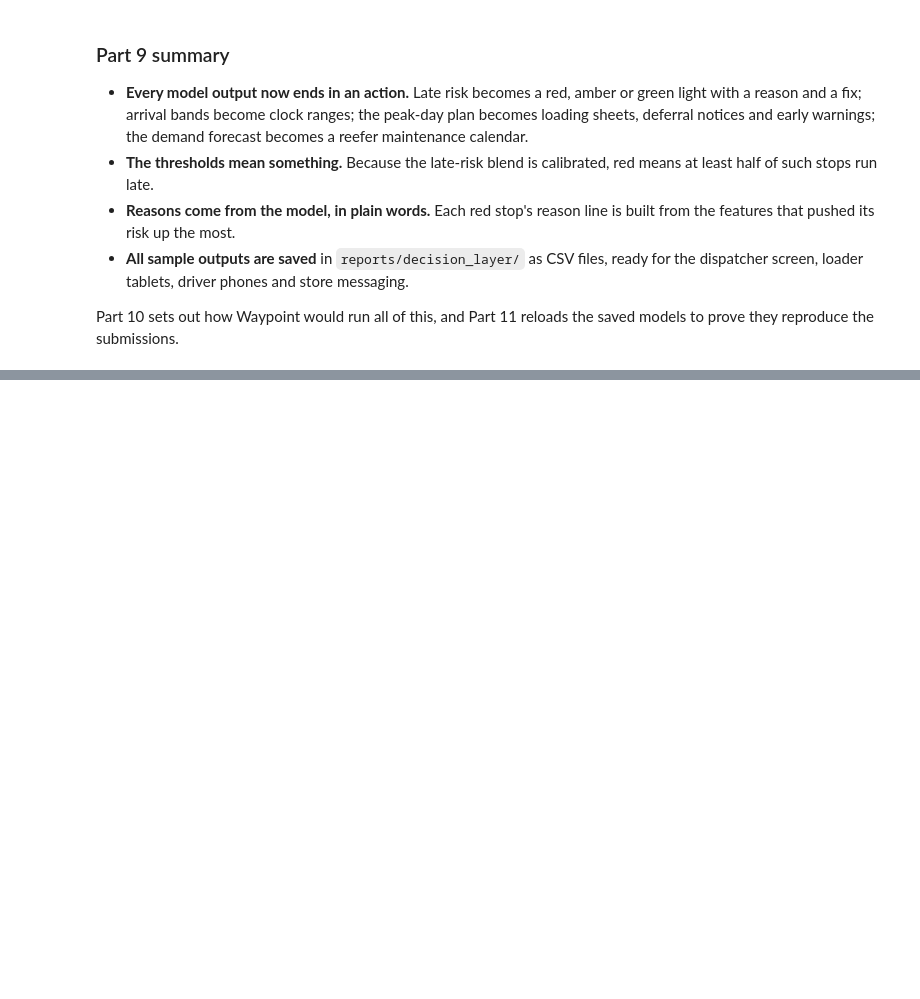
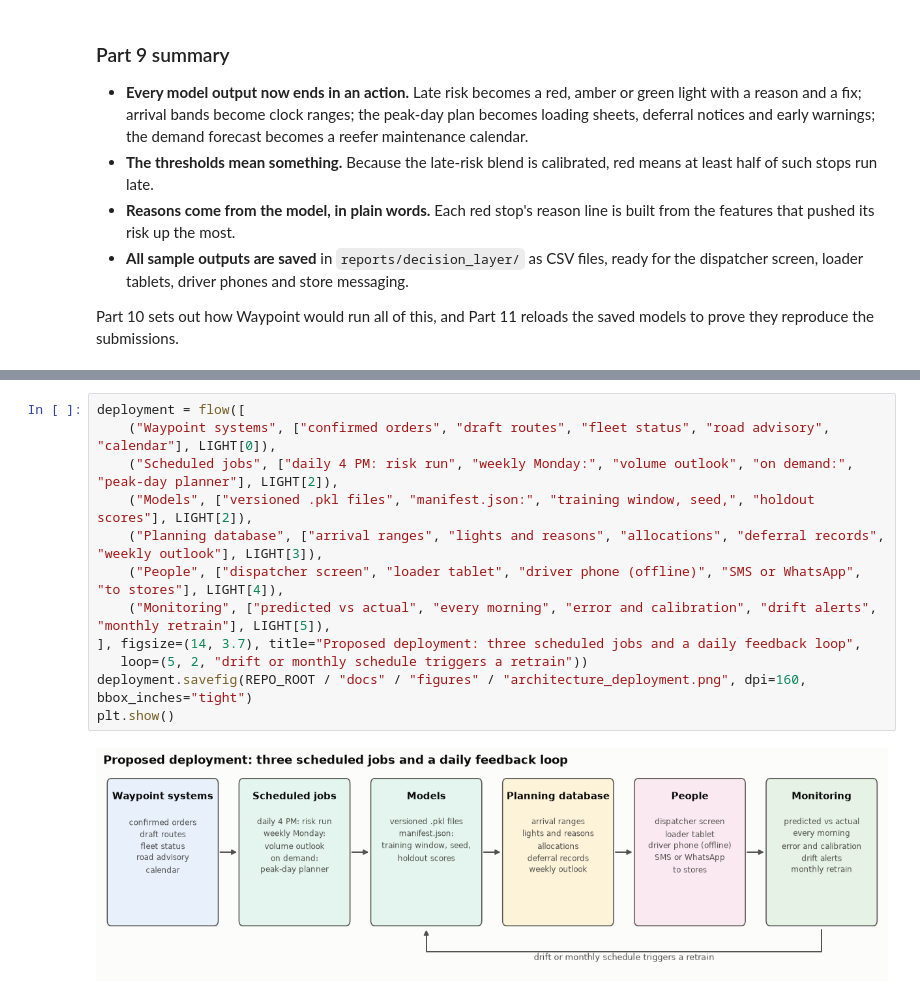
Before and after one commit to sameera-ekanayaka/Xora_Datathon, a Jupyter notebook: Xora_FinalNotebook.ipynb, the cells around one changed output, grey strips where cells are left out. Drawn from its saved outputs; the diff is of its cells as text; blank space fills up the shorter version.

Commit message:
Add deployment, impact and the final reload of the saved models

```diff
--- a/Xora_FinalNotebook.ipynb
+++ b/Xora_FinalNotebook.ipynb
@@ -3189,0 +3206,14 @@ Part 10 sets out how Waypoint would run all of this, and Part 11 reloads the sav
+# %%
+deployment = flow([
+    ("Waypoint systems", ["confirmed orders", "draft routes", "fleet status", "road advisory", "calendar"], LIGHT[0]),
+    ("Scheduled jobs", ["daily 4 PM: risk run", "weekly Monday:", "volume outlook", "on demand:", "peak-day planner"], LIGHT[2]),
+    ("Models", ["versioned .pkl files", "manifest.json:", "training window, seed,", "holdout scores"], LIGHT[2]),
+    ("Planning database", ["arrival ranges", "lights and reasons", "allocations", "deferral records", "weekly outlook"], LIGHT[3]),
+    ("People", ["dispatcher screen", "loader tablet", "driver phone (offline)", "SMS or WhatsApp", "to stores"], LIGHT[4]),
+    ("Monitoring", ["predicted vs actual", "every morning", "error and calibration", "drift alerts", "monthly retrain"], LIGHT[5]),
+], figsize=(14, 3.7), title="Proposed deployment: three scheduled jobs and a daily feedback loop",
+   loop=(5, 2, "drift or monthly schedule triggers a retrain"))
+deployment.savefig(REPO_ROOT / "docs" / "figures" / "architecture_deployment.png", dpi=160, bbox_inches="tight")
+plt.show()
+# %% [output]
+[figure, added]
```
Also changed, not shown: parts of 8 cells of this notebook, 1 other file.
